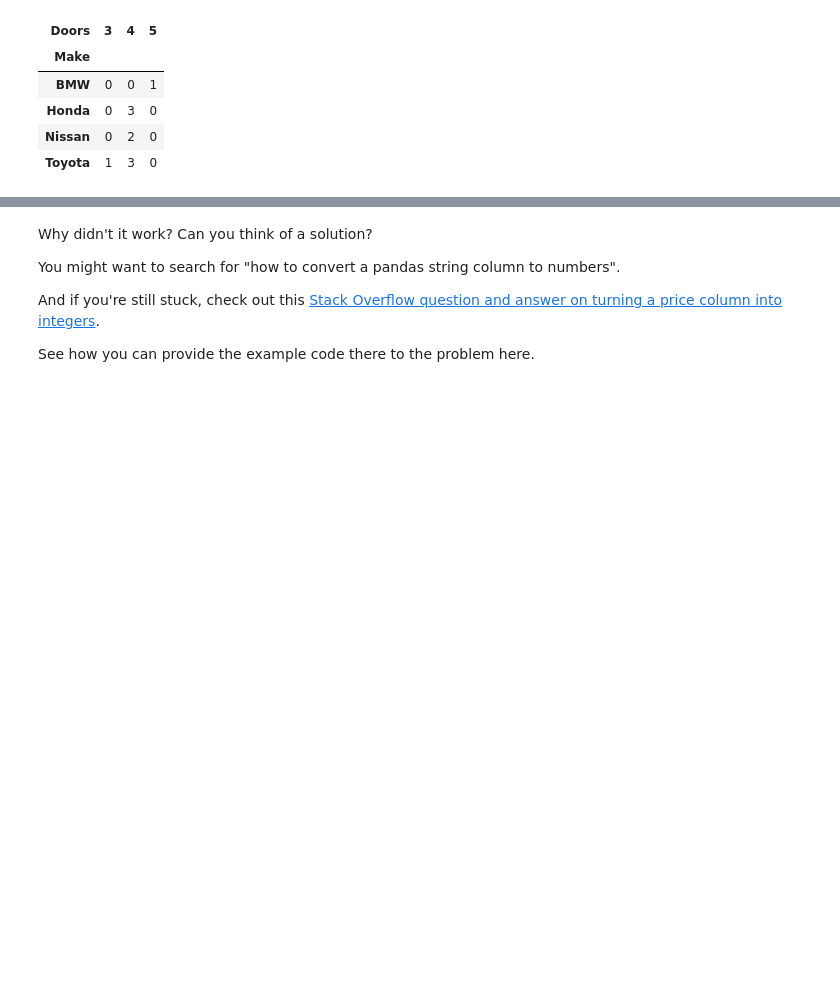
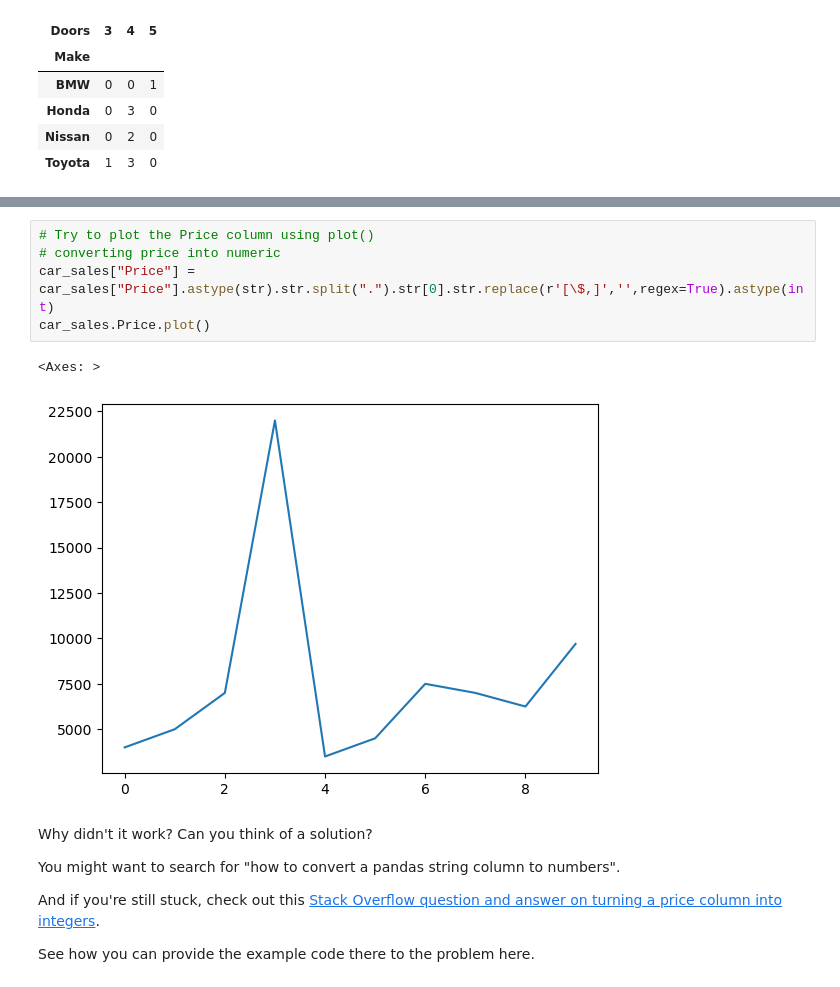
Before and after one commit to thesubodh1/Machine-Learning, a Jupyter notebook: pandas-exercises.ipynb, the cells around one changed output, grey strips where cells are left out. Cells and saved outputs as stored; diff of their text form; blank space fills up the shorter version.

```diff
--- a/pandas-exercises.ipynb
+++ b/pandas-exercises.ipynb
@@ -232,3 +258,11 @@ TypeError: agg function failed [how->mean,dtype->object]
+# %%
+# Try to plot the Price column using plot()
+# converting price into numeric
+car_sales["Price"] = car_sales["Price"].astype(str).str.split(".").str[0].str.replace(r'[\$,]','',regex=True).astype(int)
+car_sales.Price.plot()
+# %% [output]
+<Axes: >
+[figure, added]
 # %% [markdown]
 Why didn't it work? Can you think of a solution?
 
```
Also changed, not shown: parts of 26 cells of this notebook.
